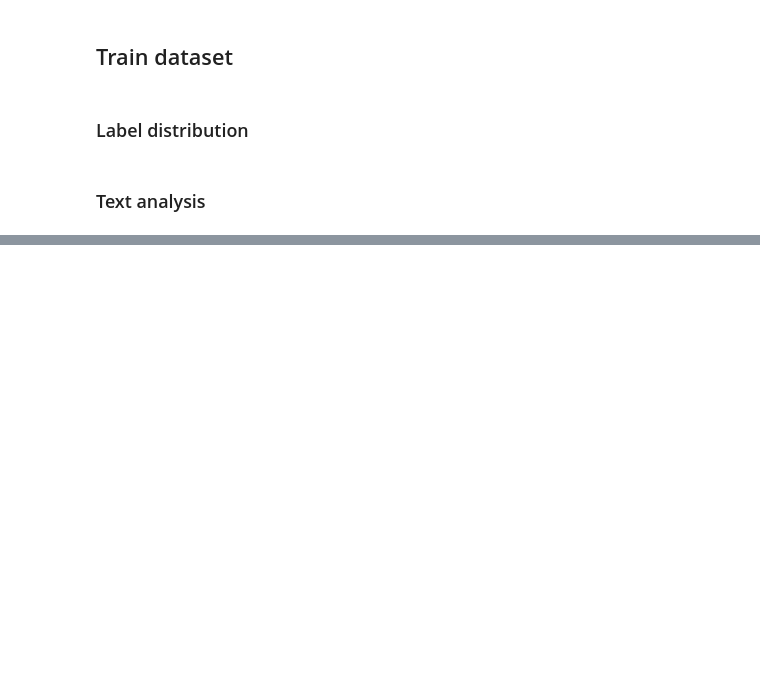
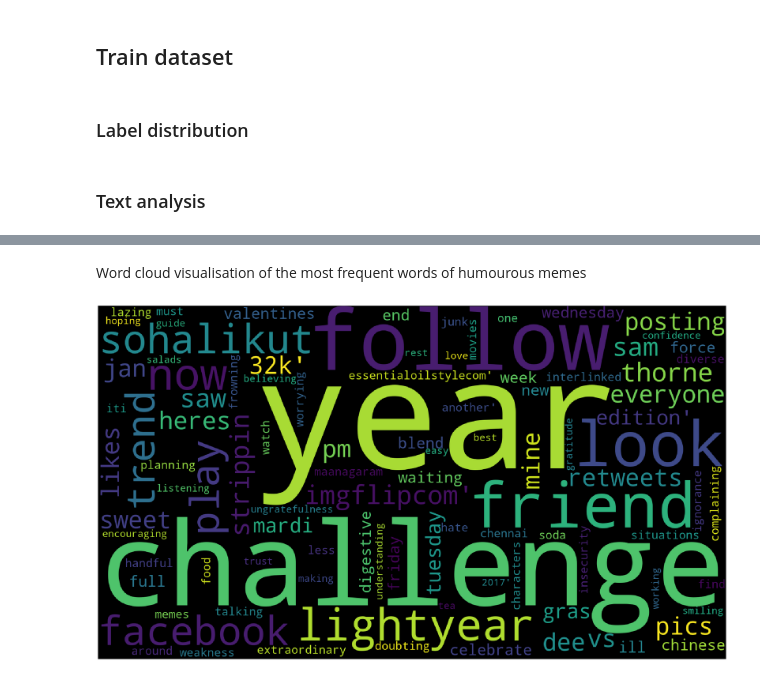
Before and after one commit to bonheml/SESAM, a Jupyter notebook: data_visualisation.ipynb, the cells around one changed output, grey strips where cells are left out. Cells and saved outputs as stored; diff of their text form; code cells hidden in the pictures; blank space fills up the shorter version.

```diff
--- a/data_visualisation.ipynb
+++ b/data_visualisation.ipynb
@@ -103,0 +184,6 @@ array(['image_and_text ', 'image', 'text', 'image_and_text  '],
+# %% [markdown]
+Word cloud visualisation of the most frequent words of humourous memes
+# %%
+print_cloud(train[train["Humour"] != "not_funny"].text_cleaned.values)
+# %% [output]
+[figure, added]
```
Also changed, not shown: parts of 30 cells of this notebook.
